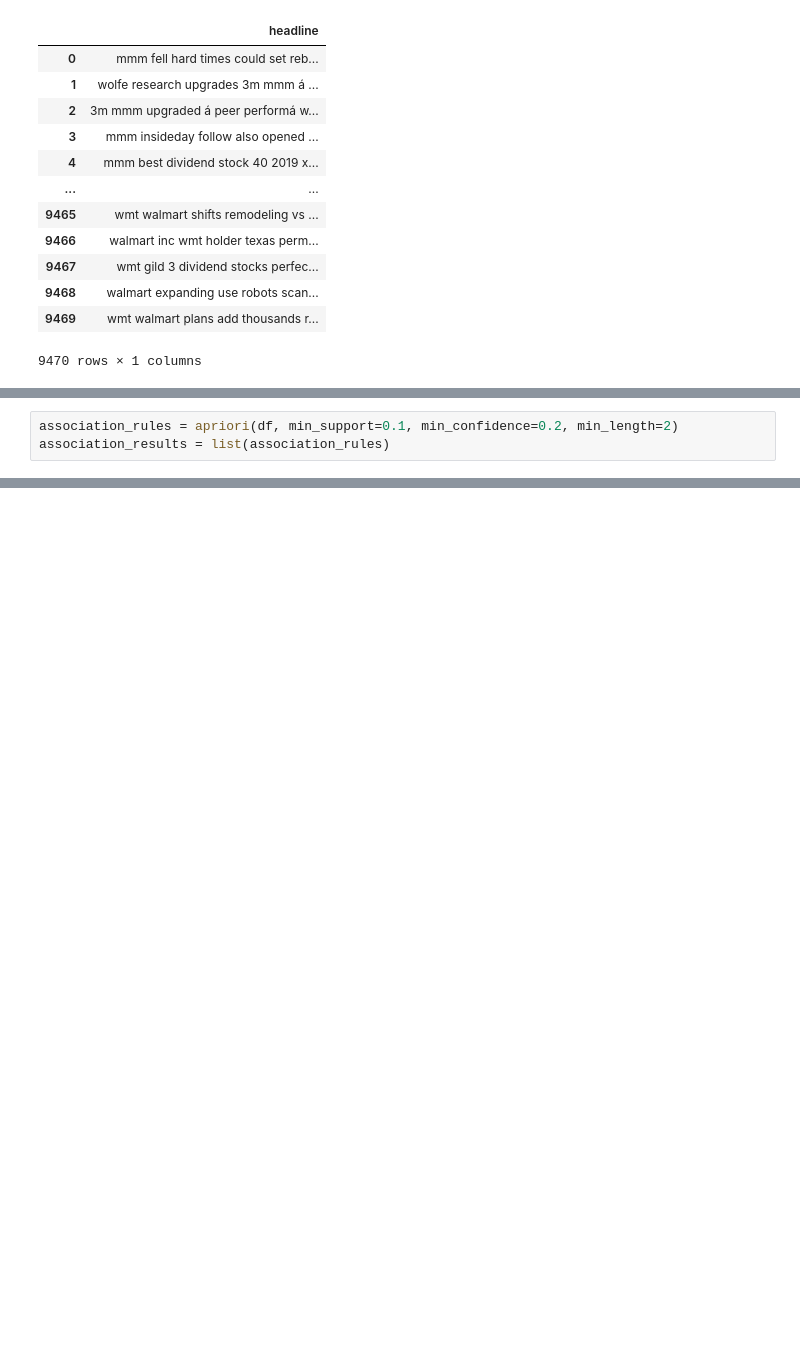
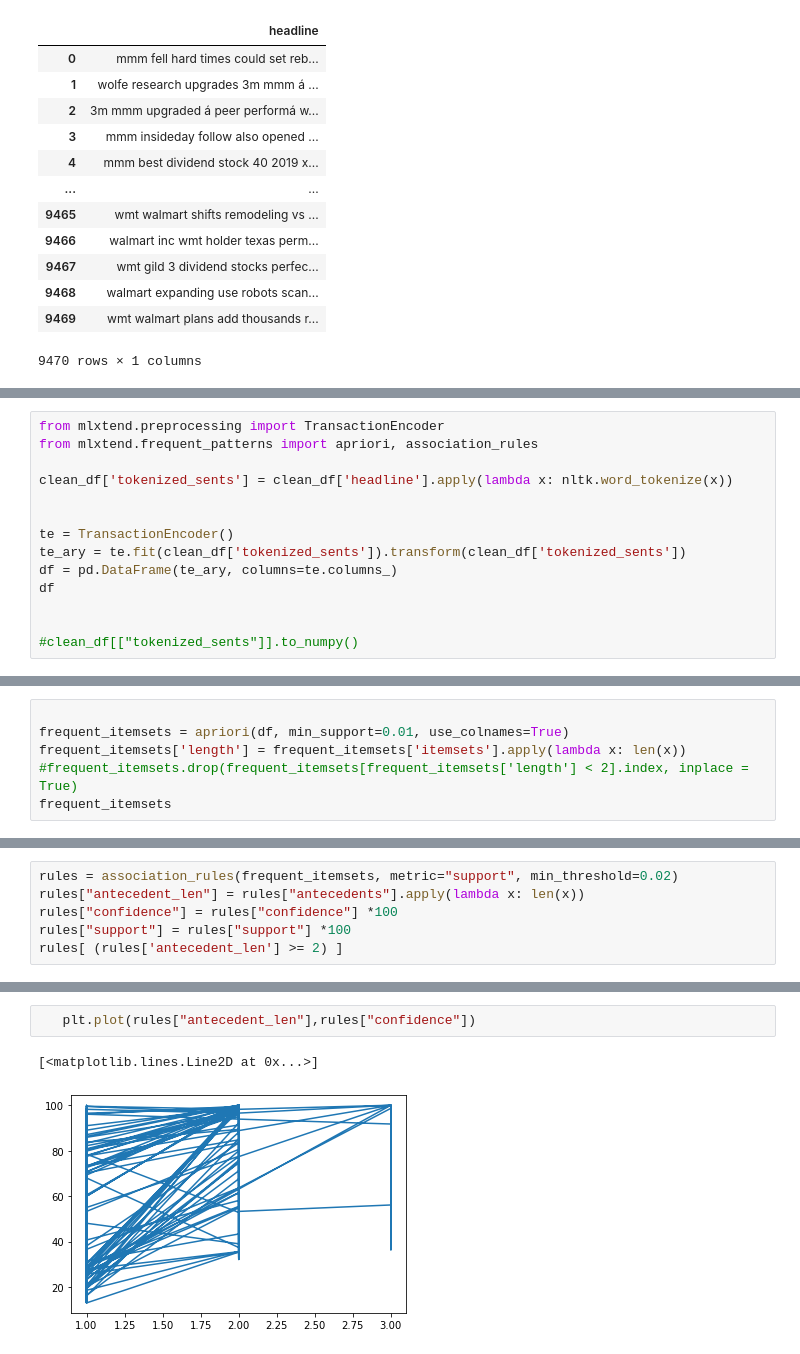
Before and after one commit to karunyads/MiniProject-FE, a Jupyter notebook: Mini_Project_2_Group_13.ipynb, the cells around one changed output, grey strips where cells are left out. Cells and saved outputs as stored; diff of their text form; blank space fills up the shorter version.

Commit message:
changes with apriori

```diff
--- a/Mini_Project_2_Group_13.ipynb
+++ b/Mini_Project_2_Group_13.ipynb
@@ -318,3 +272,0 @@ from apyori import apriori
-# %%
-association_rules = apriori(df, min_support=0.1, min_confidence=0.2, min_length=2)
-association_results = list(association_rules)
@@ -340,0 +273,14 @@ association_results
+# %%
+from mlxtend.preprocessing import TransactionEncoder
+from mlxtend.frequent_patterns import apriori, association_rules
+
+clean_df['tokenized_sents'] = clean_df['headline'].apply(lambda x: nltk.word_tokenize(x))
+
+
+te = TransactionEncoder()
+te_ary = te.fit(clean_df['tokenized_sents']).transform(clean_df['tokenized_sents'])
+df = pd.DataFrame(te_ary, columns=te.columns_)
+df
+
+
+#clean_df[["tokenized_sents"]].to_numpy()
@@ -340,0 +301,6 @@ association_results
+# %%
+
+frequent_itemsets = apriori(df, min_support=0.01, use_colnames=True)
+frequent_itemsets['length'] = frequent_itemsets['itemsets'].apply(lambda x: len(x))
+#frequent_itemsets.drop(frequent_itemsets[frequent_itemsets['length'] < 2].index, inplace = True)
+frequent_itemsets
@@ -340,0 +321,6 @@ association_results
+# %%
+rules = association_rules(frequent_itemsets, metric="support", min_threshold=0.02)
+rules["antecedent_len"] = rules["antecedents"].apply(lambda x: len(x))
+rules["confidence"] = rules["confidence"] *100
+rules["support"] = rules["support"] *100
+rules[ (rules['antecedent_len'] >= 2) ]
@@ -340,0 +341,5 @@ association_results
+# %%
+   plt.plot(rules["antecedent_len"],rules["confidence"])
+# %% [output]
+[<matplotlib.lines.Line2D at 0x...>]
+[figure, added]
```
Also changed, not shown: parts of 17 cells of this notebook.
